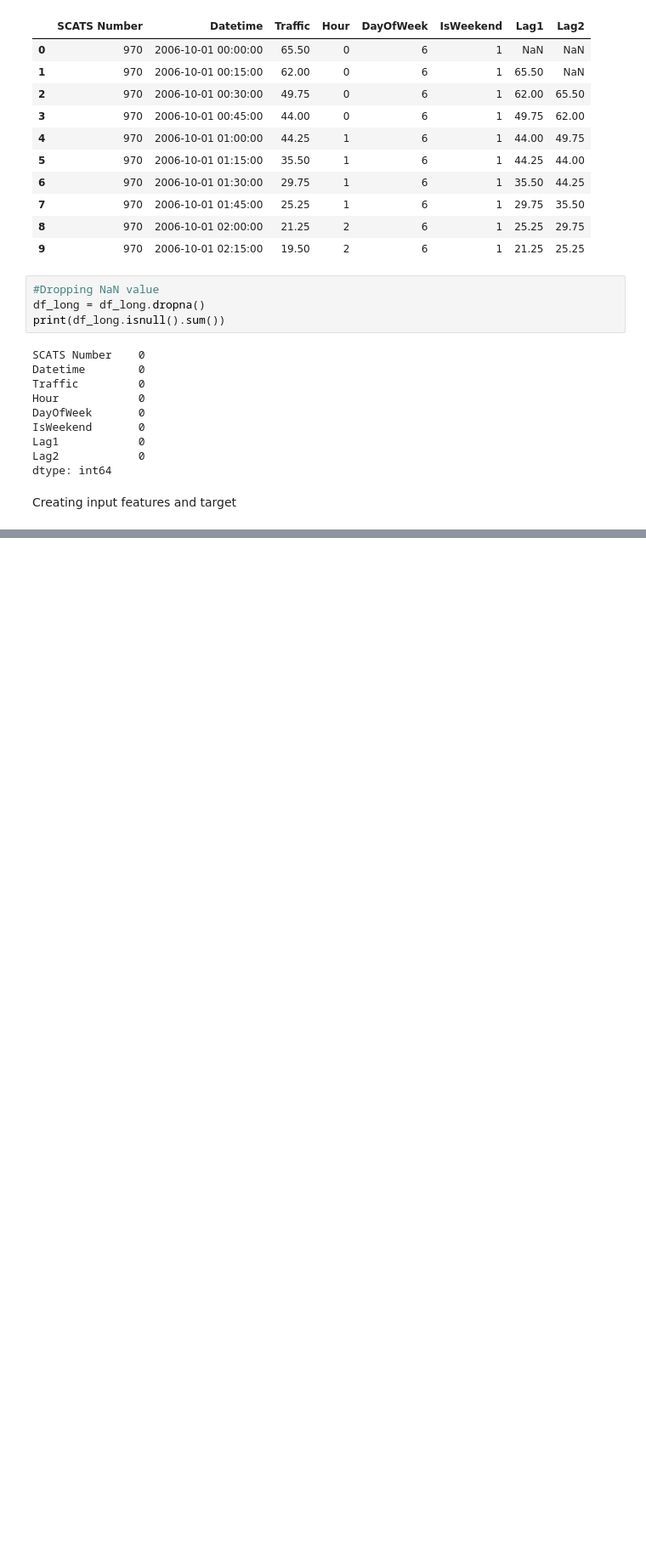
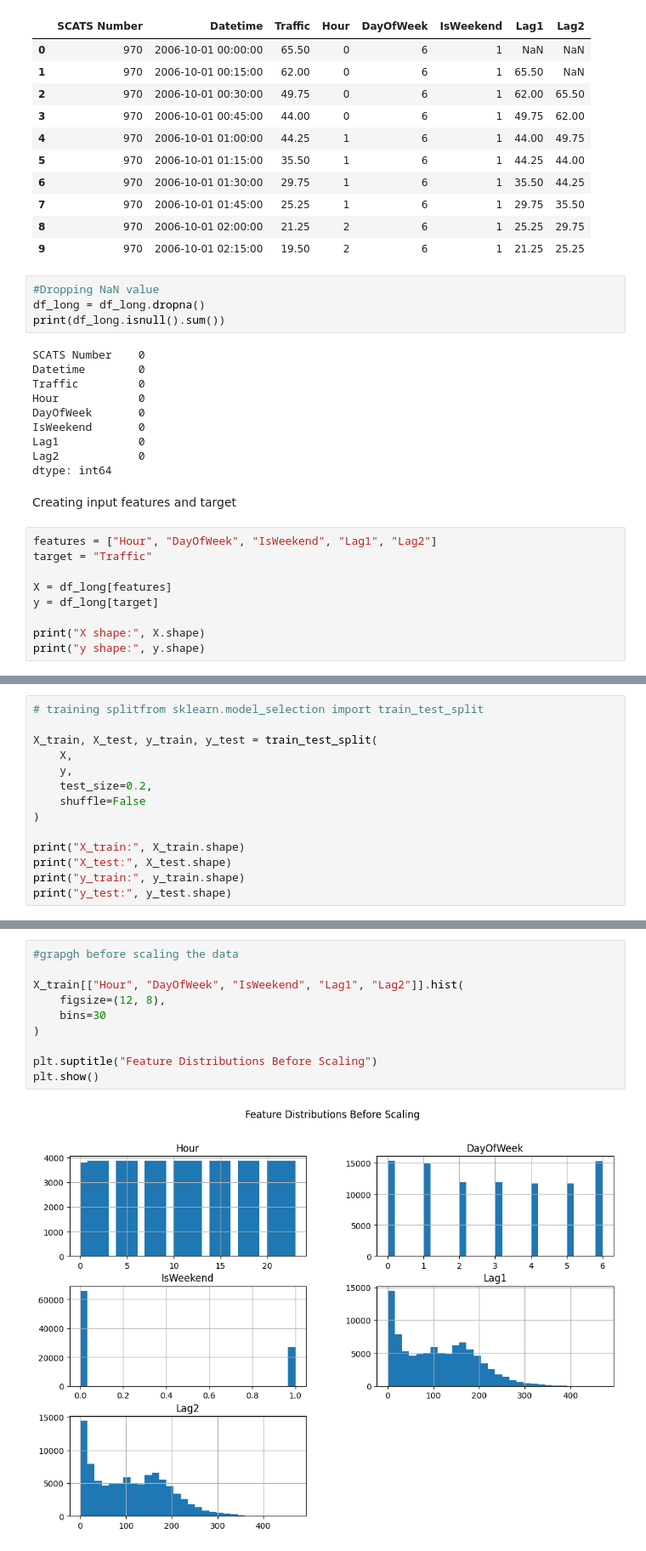
Before and after one commit to Asif1122-N/Assignment2B, a Jupyter notebook: notebook/eda.ipynb, the cells around one changed output, grey strips where cells are left out. Shown at 85% size. Cells and saved outputs as stored; diff of their text form; blank space fills up the shorter version.

```diff
--- a/notebook/eda.ipynb
+++ b/notebook/eda.ipynb
@@ -326,3 +330,12 @@ Lag2            0
 dtype: int64
 # %% [markdown]
 Creating  input features and target
+# %%
+features = ["Hour", "DayOfWeek", "IsWeekend", "Lag1", "Lag2"]
+target = "Traffic"
+
+X = df_long[features]
+y = df_long[target]
+
+print("X shape:", X.shape)
+print("y shape:", y.shape)
@@ -328,0 +345,14 @@ Creating  input features and target
+# %%
+# training splitfrom sklearn.model_selection import train_test_split
+
+X_train, X_test, y_train, y_test = train_test_split(
+    X,
+    y,
+    test_size=0.2,
+    shuffle=False
+)
+
+print("X_train:", X_train.shape)
+print("X_test:", X_test.shape)
+print("y_train:", y_train.shape)
+print("y_test:", y_test.shape)
@@ -328,0 +366,12 @@ Creating  input features and target
+# %%
+#grapgh before scaling the data
+
+X_train[["Hour", "DayOfWeek", "IsWeekend", "Lag1", "Lag2"]].hist(
+    figsize=(12, 8),
+    bins=30
+)
+
+plt.suptitle("Feature Distributions Before Scaling")
+plt.show()
+# %% [output]
+[figure, added]
```
Also changed, not shown: parts of 8 cells of this notebook.
